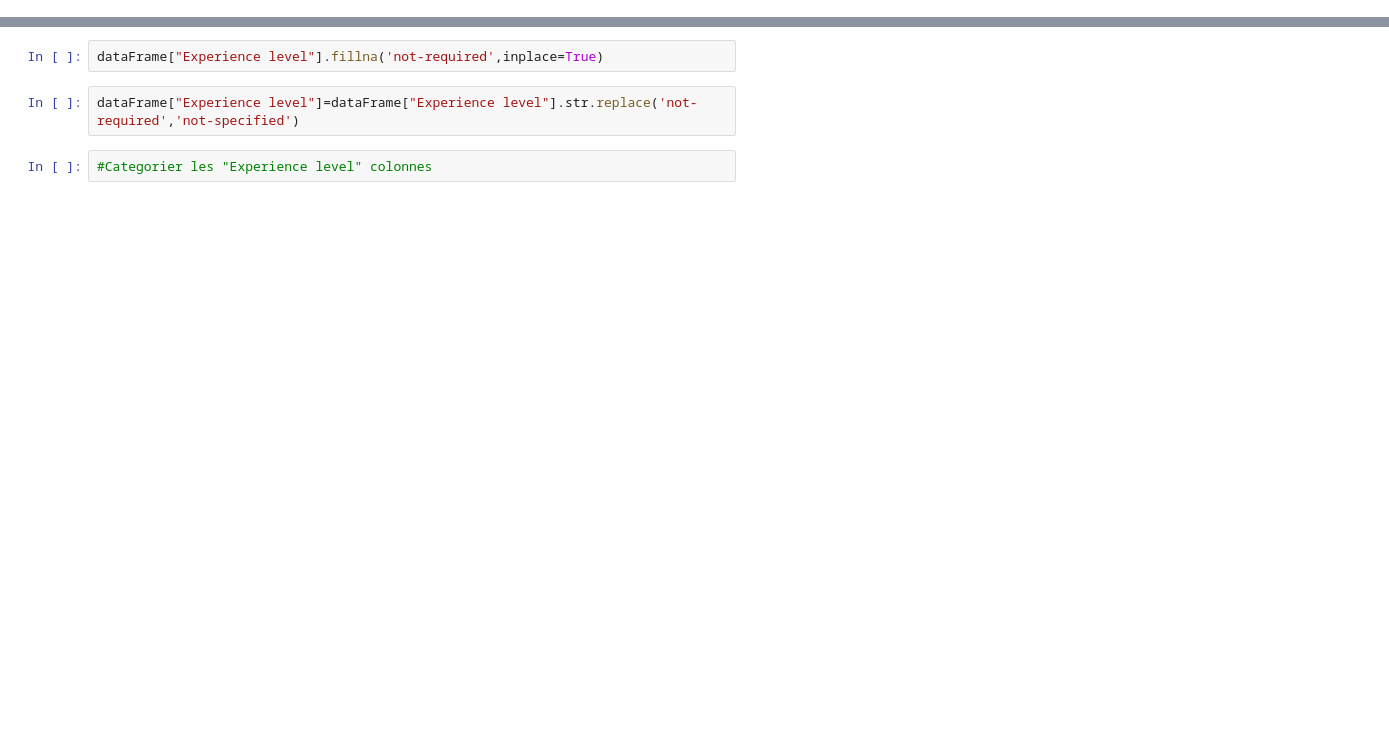
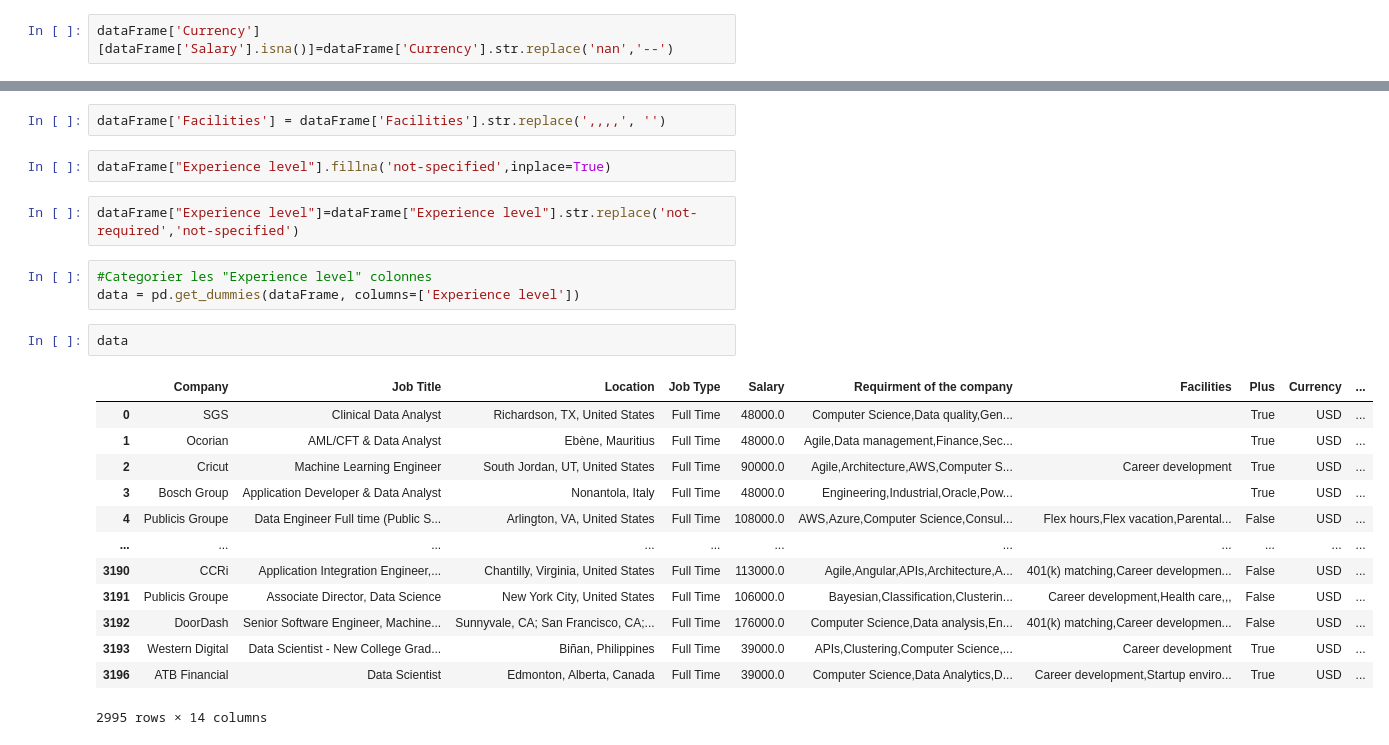
Before and after one commit to elouardyabderrahim/Analyse-des-opportunites-emploi, a Jupyter notebook: dataJob.ipynb, the cells around one changed output, grey strips where cells are left out. Drawn from its saved outputs; the diff is of its cells as text; blank space fills up the shorter version.

```diff
--- a/dataJob.ipynb
+++ b/dataJob.ipynb
@@ -265,5 +258,7 @@ dataFrame[['Currency','Salary']] = dataFrame["Salary"][dataFrame["Salary"]!="neg
 # %%
 dataFrame['Currency'].replace('','USD',inplace=True)
+# %%
+dataFrame['Currency'][dataFrame['Salary'].isna()]=dataFrame['Currency'].str.replace('nan','--')
 # %%
 dataFrame['Plus'].replace('','no bonuses',inplace=True)
 # %%
@@ -312,6 +323,25 @@ list of unique Experience level : ['Entry-level', 'not-required', 'Mid-level', '
+# %%
+dataFrame['Facilities'] = dataFrame['Facilities'].str.replace(',,,,', '')
 # %%
-dataFrame["Experience level"].fillna('not-required',inplace=True)
+dataFrame["Experience level"].fillna('not-specified',inplace=True)
 # %%
 dataFrame["Experience level"]=dataFrame["Experience level"].str.replace('not-required','not-specified')
 # %%
 #Categorier les "Experience level" colonnes
+data = pd.get_dummies(dataFrame, columns=['Experience level'])
+# %%
+data
+# %% [output]
+|  | Company | Job Title | Location | Job Type | Salary | Requirment of the company | Facilities | Plus | Currency | ... |
+| 0 | SGS | Clinical Data Analyst | Richardson, TX, United States | Full Time | 48000.0 | Computer Science,Data quality,Gen... |  | True | USD | ... |
+| 1 | Ocorian | AML/CFT & Data Analyst | Ebène, Mauritius | Full Time | 48000.0 | Agile,Data management,Finance,Sec... |  | True | USD | ... |
+| 2 | Cricut | Machine Learning Engineer | South Jordan, UT, United States | Full Time | 90000.0 | Agile,Architecture,AWS,Computer S... | Career development | True | USD | ... |
+| 3 | Bosch Group | Application Developer & Data Analyst | Nonantola, Italy | Full Time | 48000.0 | Engineering,Industrial,Oracle,Pow... |  | True | USD | ... |
+| 4 | Publicis Groupe | Data Engineer Full time (Public S... | Arlington, VA, United States | Full Time | 108000.0 | AWS,Azure,Computer Science,Consul... | Flex hours,Flex vacation,Parental... | False | USD | ... |
+| ... | ... | ... | ... | ... | ... | ... | ... | ... | ... | ... |
+| 3190 | CCRi | Application Integration Engineer,... | Chantilly, Virginia, United States | Full Time | 113000.0 | Agile,Angular,APIs,Architecture,A... | 401(k) matching,Career developmen... | False | USD | ... |
+| 3191 | Publicis Groupe | Associate Director, Data Science | New York City, United States | Full Time | 106000.0 | Bayesian,Classification,Clusterin... | Career development,Health care,,, | False | USD | ... |
+| 3192 | DoorDash | Senior Software Engineer, Machine... | Sunnyvale, CA; San Francisco, CA;... | Full Time | 176000.0 | Computer Science,Data analysis,En... | 401(k) matching,Career developmen... | False | USD | ... |
+| 3193 | Western Digital | Data Scientist - New College Grad... | Biñan, Philippines | Full Time | 39000.0 | APIs,Clustering,Computer Science,... | Career development | True | USD | ... |
+| 3196 | ATB Financial | Data Scientist | Edmonton, Alberta, Canada | Full Time | 39000.0 | Computer Science,Data Analytics,D... | Career development,Startup enviro... | True | USD | ... |
+2995 rows × 14 columns
```
Also changed, not shown: parts of 29 cells of this notebook.
